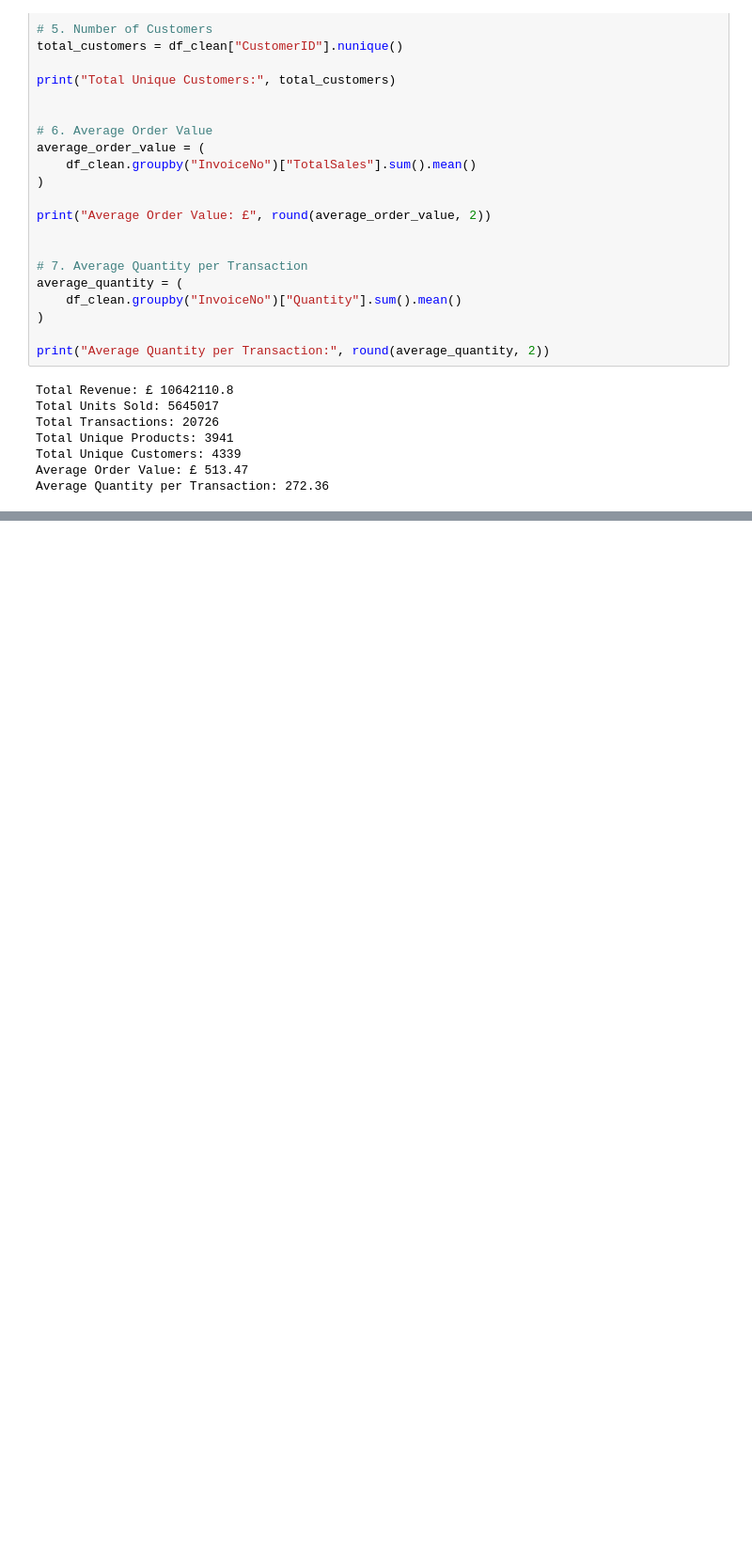
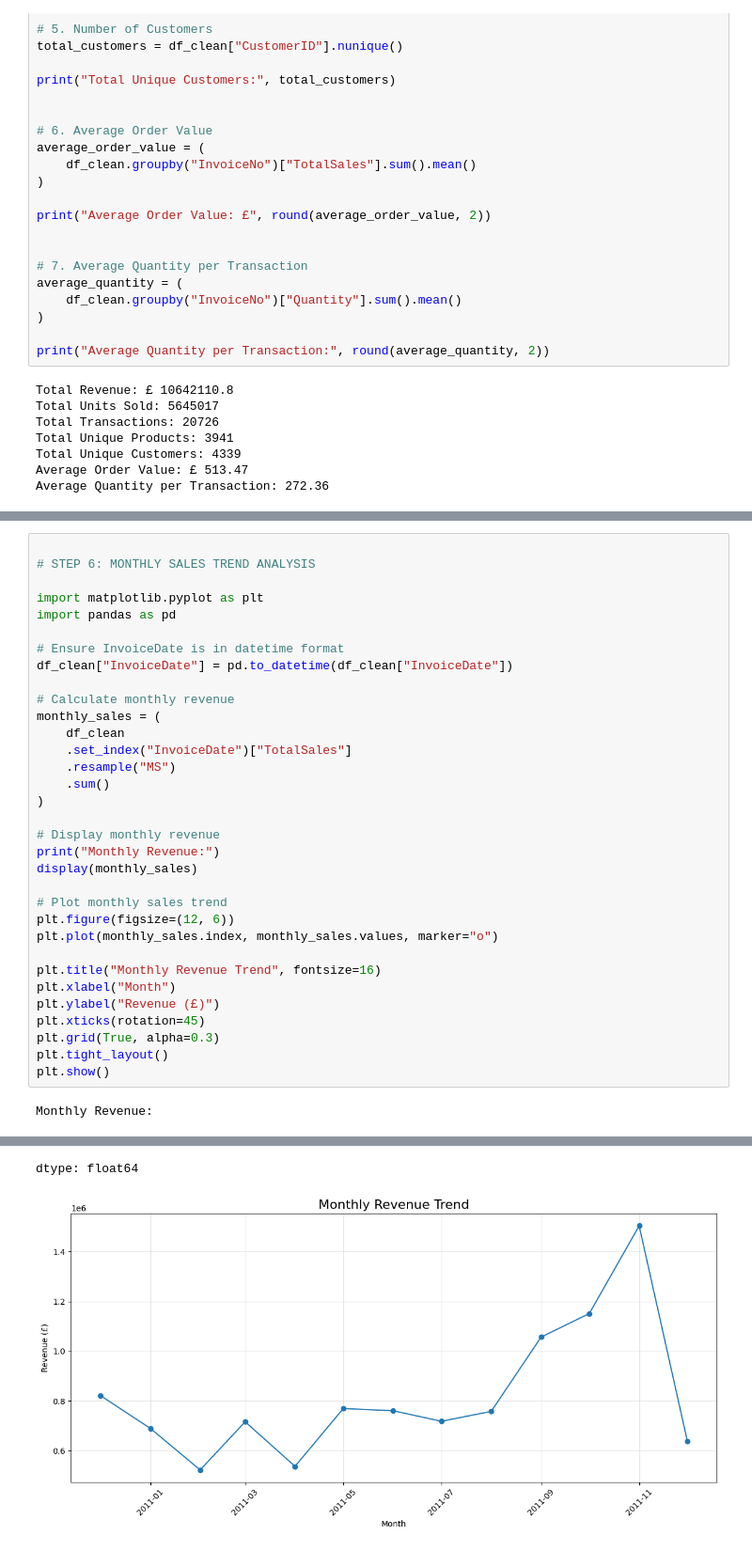
Before and after one commit to Namrathachn-98/Ecommerce-Sales-analysis, a Jupyter notebook: Ecommerce_Sales_EDA.ipynb, the cells around one changed output, grey strips where cells are left out. Shown at 94% size. Drawn from its saved outputs; the diff is of its cells as text; blank space fills up the shorter version.

```diff
--- a/Ecommerce_Sales_EDA.ipynb
+++ b/Ecommerce_Sales_EDA.ipynb
@@ -469,0 +488,35 @@ Name: CustomerID, dtype: int64
+# %%
+
+# STEP 6: MONTHLY SALES TREND ANALYSIS
+
+import matplotlib.pyplot as plt
+import pandas as pd
+
+# Ensure InvoiceDate is in datetime format
+df_clean["InvoiceDate"] = pd.to_datetime(df_clean["InvoiceDate"])
+
+# Calculate monthly revenue
+monthly_sales = (
+    df_clean
+    .set_index("InvoiceDate")["TotalSales"]
+    .resample("MS")
+    .sum()
+)
+
+# Display monthly revenue
+print("Monthly Revenue:")
+display(monthly_sales)
+
+# Plot monthly sales trend
+plt.figure(figsize=(12, 6))
+plt.plot(monthly_sales.index, monthly_sales.values, marker="o")
+
+plt.title("Monthly Revenue Trend", fontsize=16)
+plt.xlabel("Month")
+plt.ylabel("Revenue (£)")
+plt.xticks(rotation=45)
+plt.grid(True, alpha=0.3)
+plt.tight_layout()
+plt.show()
+# %% [output]
+Monthly Revenue:
@@ -469,0 +538,2 @@ Name: CustomerID, dtype: int64
+dtype: float64
+[figure, added]
```
Also changed, not shown: parts of 28 cells of this notebook.
